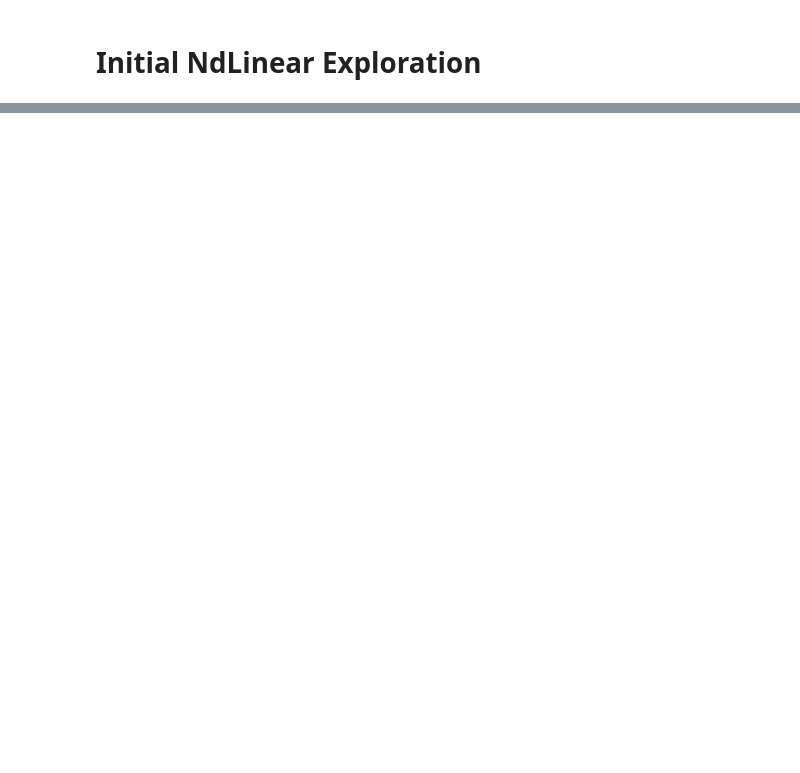
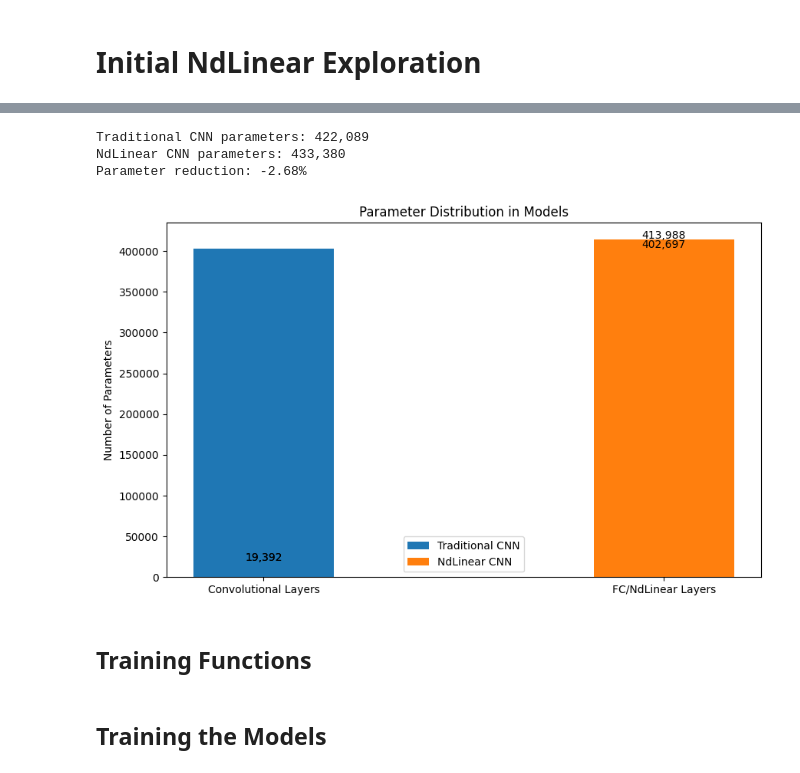
Before and after one commit to akki-g/NdLinear-Transfer-Learning, a Jupyter notebook: 01_ndlinear_exploration.ipynb, the cells around one changed output, grey strips where cells are left out. Cells and saved outputs as stored; diff of their text form; code cells hidden in the pictures; blank space fills up the shorter version.

```diff
--- a/01_ndlinear_exploration.ipynb
+++ b/01_ndlinear_exploration.ipynb
@@ -63,0 +89,15 @@ ModuleNotFoundError: No module named 'ndlinear'
+# %%
+batch_size = 2
+channels = 3
+height = 28
+width = 28
+
+input_tensor = torch.randn(batch_size, channels, height, width)  # Batch x Channels x Height x Width
+print(f"Input shape: {input_tensor.shape}")
+
+
+flattened = input_tensor.reshape(batch_size, -1)  # Shape: [2, 3*28*28]
+linear = nn.Linear(channels * height * width, 64)
+linear_output = linear(flattened)  # Shape: [2, 64]
+print(f"Linear output shape: {linear_output.shape}")
+print(f"Linear parameters: {sum(p.numel() for p in linear.parameters())}")
@@ -63,0 +240,54 @@ ModuleNotFoundError: No module named 'ndlinear'
+# %%
+def count_parameters(model):
+    return sum(p.numel() for p in model.parameters() if p.requires_grad)
+
+print(f"Traditional CNN parameters: {count_parameters(traditional_model):,}")
+print(f"NdLinear CNN parameters: {count_parameters(ndlinear_model):,}")
+print(f"Parameter reduction: {100 * (1 - count_parameters(ndlinear_model) / count_parameters(traditional_model)):.2f}%")
+
+def plot_parameter_comparison():
+    # Extract parameter counts for each layer
+    trad_params = [p.numel() for p in traditional_model.parameters() if p.requires_grad]
+    nd_params = [p.numel() for p in ndlinear_model.parameters() if p.requires_grad]
+
+    # Create bar chart
+    fig, ax = plt.subplots(figsize=(10, 6))
+
+    # Set positions for bars
+    x = np.arange(2)
+    width = 0.35
+
+    # Create stacked bars
+    layers = ['Convolutional', 'Fully Connected/NdLinear']
+
+    # Calculate approximate split between conv and fc layers
+    trad_conv_params = sum(trad_params[:4])  # First 4 params are from conv layers
+    trad_fc_params = sum(trad_params[4:])    # Rest are from fc layers
+    nd_conv_params = sum(nd_params[:4])      # First 4 params are from conv layers
+    nd_fc_params = sum(nd_params[4:])        # Rest are from ndlinear layers
+
+    ax.bar(x[0], [trad_conv_params, trad_fc_params], width, label='Traditional CNN')
+    ax.bar(x[1], [nd_conv_params, nd_fc_params], width, label='NdLinear CNN')
+
+    ax.set_title('Parameter Distribution in Models')
+    ax.set_xticks(x)
+    ax.set_xticklabels(['Convolutional Layers', 'FC/NdLinear Layers'])
+    ax.set_ylabel('Number of Parameters')
+    ax.legend()
+
+    # Add text annotations
+    for i, v in enumerate([trad_conv_params, trad_fc_params, nd_conv_params, nd_fc_params]):
+        row = i // 2
+        col = i % 2
+        ax.text(col, v + 1000, f"{v:,}", ha='center')
+
+    plt.show()
+
+plot_parameter_comparison()
+# %% [output]
+Traditional CNN parameters: 422,089
+NdLinear CNN parameters: 433,380
+Parameter reduction: -2.68%
+[figure, added]
+# %% [markdown]
+## Training Functions
@@ -63,0 +363,2 @@ ModuleNotFoundError: No module named 'ndlinear'
+# %% [markdown]
+## Training the Models
```
Also changed, not shown: parts of 13 cells of this notebook, 2 other files.
